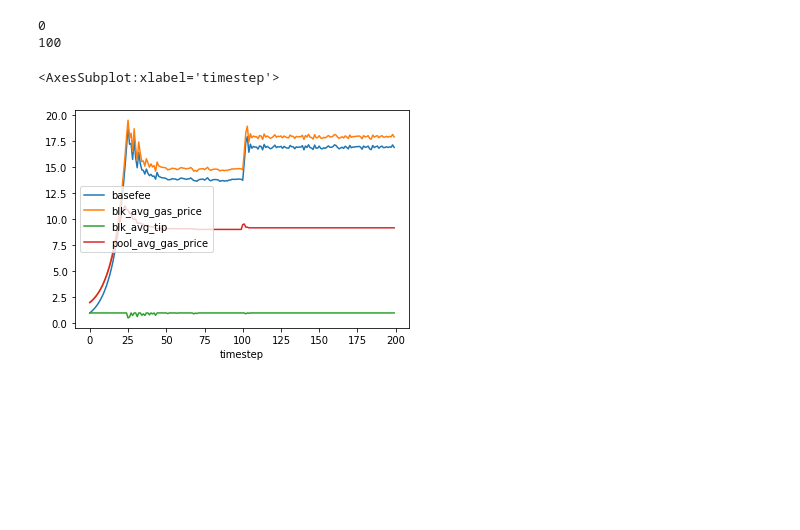
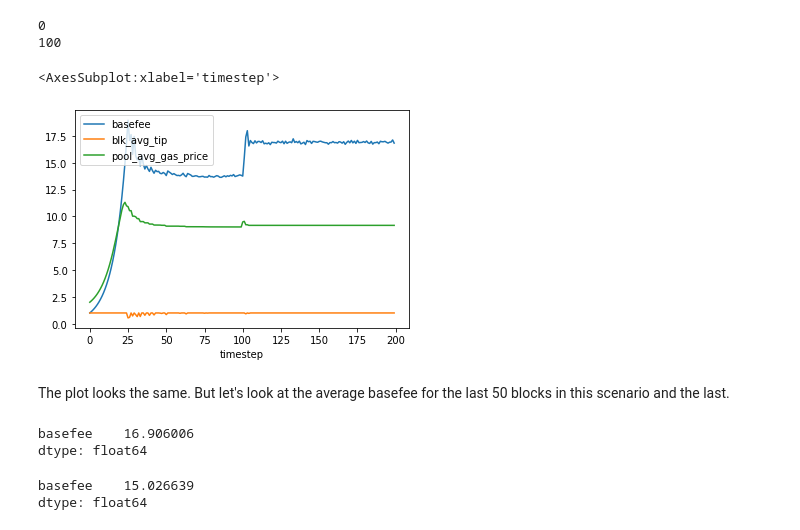
Before and after one commit to ethereum/abm1559, a Jupyter notebook: notebooks/stationary1559.ipynb, the cells around one changed output. Saved outputs shown, nothing was run; the diff lists cells and outputs as text; code cells hidden in the pictures; blank space fills up the shorter version.

```diff
--- a/notebooks/stationary1559.ipynb
+++ b/notebooks/stationary1559.ipynb
@@ -55,6 +63,7 @@ def simulate(demand_scenario, UserClass):
     basefee = constants["INITIAL_BASEFEE"]
     chain = Chain()
     metrics = []
+    user_pool = UserPool()
 
     for t in range(len(demand_scenario)):
         if t % 100 == 0: print(t)
@@ -67,6 +76,9 @@ def simulate(demand_scenario, UserClass):
 
         # We return some demand which on expectation yields 2000 new users per round
         users = spawn_poisson_demand(t, demand_scenario[t], UserClass)
+
+        # Add users to the pool
+        user_pool.add_users(users)
 
         # We query each new user with the current basefee value
         # Users either return a transaction or None if they prefer to balk
@@ -105,7 +117,7 @@ def simulate(demand_scenario, UserClass):
         # Finally, basefee is updated and a new round starts
         basefee = update_basefee(block, basefee)
 
-    return pd.DataFrame(metrics)
+    return (pd.DataFrame(metrics), user_pool, chain)
 # %% [markdown]
 To study the stationary case, we start with an array containing the same value for as many time steps as we wish to simulate the market for. We'll set that value to expecting 2000 users spawning between two blocks, for 200 timesteps.
 # %%
@@ -210,12 +224,24 @@ class OptiUser(User1559):
     def expected_time(self, params):
         return 1
 
-df_opti = simulate(demand_scenario, OptiUser)
+(df_opti, user_pool_opti, chain_opti) = simulate(demand_scenario, OptiUser)
 # %% [output]
 0
 100
 # %%
-df_opti.plot("timestep", ["basefee", "blk_avg_gas_price", "blk_avg_tip", "pool_avg_gas_price"])
+df_opti.plot("timestep", ["basefee", "blk_avg_tip", "pool_avg_gas_price"])
 # %% [output]
 <AxesSubplot:xlabel='timestep'>
-[figure, old version]
+[figure, new version]
+# %% [markdown]
+The plot looks the same. But let's look at the average basefee for the last 50 blocks in this scenario and the last.
+# %%
+df_opti[(df.timestep > 150)][["basefee"]].mean()
+# %% [output]
+basefee    16.906006
+dtype: float64
+# %%
+df_jump[(df.timestep > 150)][["basefee"]].mean()
+# %% [output]
+basefee    15.026639
+dtype: float64
```
Also changed, not shown: parts of 26 cells of this notebook, 9 other files.
